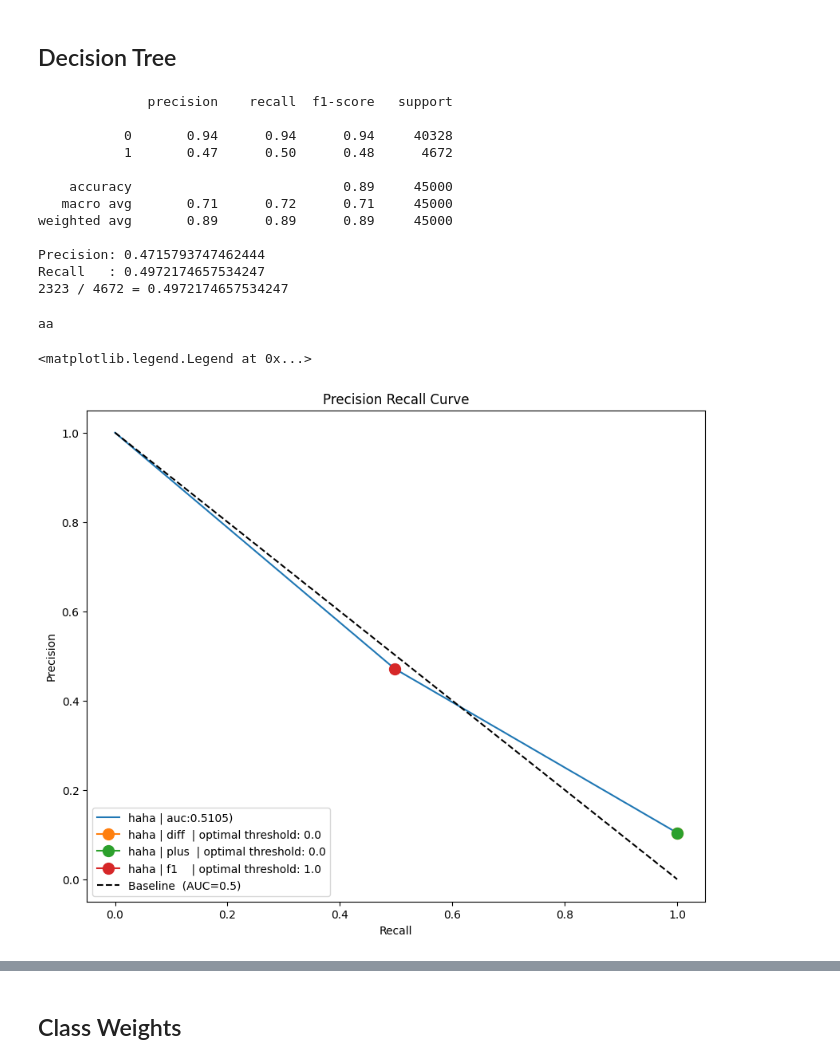
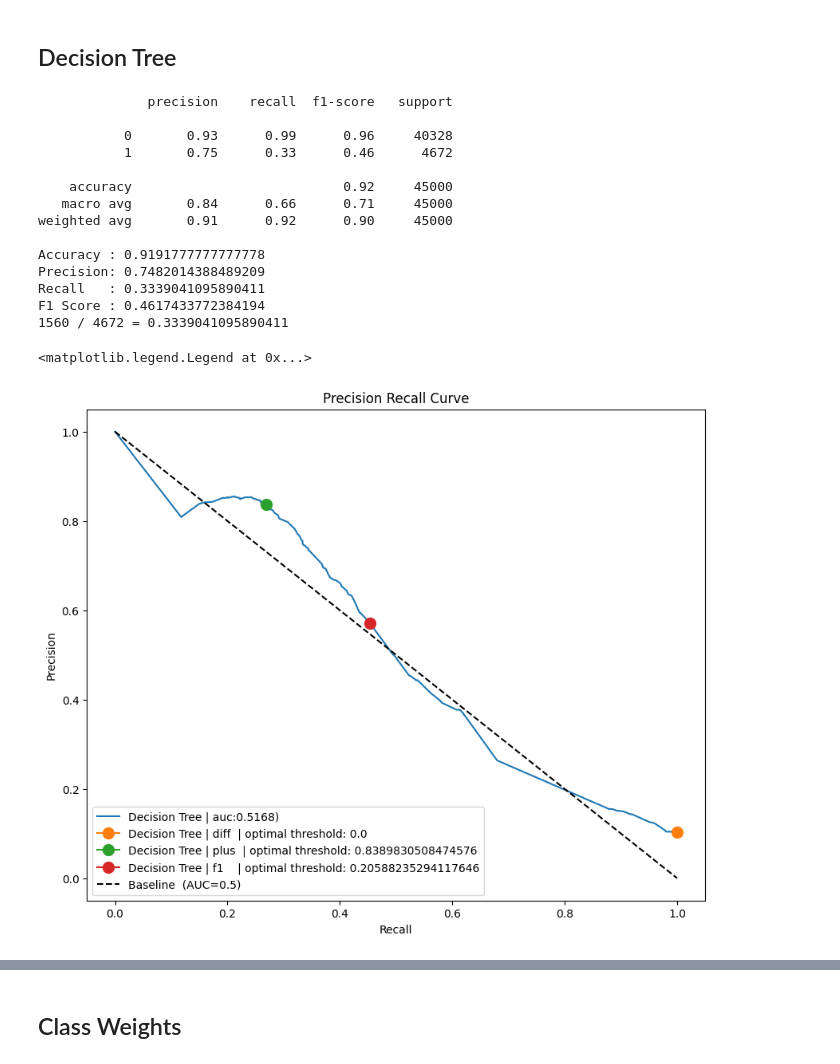
Before and after one commit to AndersonJo/machine-learning, a Jupyter notebook: 121 PrAUC Auto Optimization Model/imbalanced.ipynb, the cells around one changed output, grey strips where cells are left out. Drawn from its saved outputs; the diff is of its cells as text; code cells hidden in the pictures.

Commit message:
haha

```diff
--- a/121 PrAUC Auto Optimization Model/imbalanced.ipynb
+++ b/121 PrAUC Auto Optimization Model/imbalanced.ipynb
@@ -56,9 +67,9 @@ y_test: [40328, 4672]
 ## Logistic Regression
 # %%
 from sklearn.linear_model import LogisticRegression
-from sklearn.metrics import classification_report, precision_score, recall_score
+from sklearn.metrics import accuracy_score, classification_report, f1_score, precision_score, recall_score
 
-weight = y_test.sum() / len(y_test)
+weight = (y_test == 1).sum() / len(y_test)
 model = LogisticRegression(class_weight=(weight, 1 - weight))
 model.fit(x_train, y_train)
 
@@ -67,8 +78,10 @@ print(classification_report(y_test, y_pred))
 
 y_true_count = ((y_test == y_pred) & (y_pred != 0)).sum()
 
+print("Accuracy :", accuracy_score(y_test, y_pred))
 print("Precision:", precision_score(y_test, y_pred))
 print("Recall   :", recall_score(y_test, y_pred))
+print("F1 Score :", f1_score(y_test, y_pred))
 print(f"{y_true_count} / {sum(y_test)} = {y_true_count / sum(y_test)}")
 # %% [output]
               precision    recall  f1-score   support
@@ -112,28 +127,32 @@ def calculate_prauc(y_true, y_prob, plot, label, method=[]):
     plot.plot(recall, precision, label=f"{label} | auc:{auc_:.4f})")
 
     # Optimize the thesholds
+    best_threshold = None
     if "diff" in method:
-        print("aa")
         max_idx = np.argmax(recall - precision)
         max_threshold = thresholds[max_idx]
         point_optimal_threshold("diff")
+        best_threshold = max_threshold
 
     if "plus" in method:
         max_idx = np.argmax(recall + precision)
         max_threshold = thresholds[max_idx]
         point_optimal_threshold("plus")
+        best_threshold = max_threshold
 
     if "f1" in method:
         fscores = 2 * (precision * recall) / (precision + recall)
         max_idx = np.argmax(fscores)
         max_threshold = thresholds[max_idx]
         point_optimal_threshold("f1")
+        best_threshold = max_threshold
+    return best_threshold
 
 
 y_prob = model.predict_proba(x_test)[:, 1]
 
 fig, plot = plt.subplots(1, figsize=(10, 8))
-calculate_prauc(y_test, y_prob, plot, "haha", ("diff", "plus", "f1"))
+calculate_prauc(y_test, y_prob, plot, "Logistic Regression", ("diff", "plus", "f1"))
 
 plot.plot([0, 1], [1, 0], "k--", label=f"Baseline  (AUC=0.5)")
 plot.set_xlabel("Recall")
@@ -149,7 +167,8 @@ aa
 # %%
 from sklearn.tree import DecisionTreeClassifier
 
-model = DecisionTreeClassifier()
+class_weight = {0:sum(train_labels == 1) / len(train_labels), 1:sum(train_labels == 0) / len(train_labels)}
+model = DecisionTreeClassifier(max_depth=10)
 model.fit(x_train, y_train)
 
 y_pred = model.predict(x_test)
@@ -157,34 +176,37 @@ print(classification_report(y_test, y_pred))
 
 y_true_count = ((y_test == y_pred) & (y_pred != 0)).sum()
 
+print("Accuracy :", accuracy_score(y_test, y_pred))
 print("Precision:", precision_score(y_test, y_pred))
 print("Recall   :", recall_score(y_test, y_pred))
+print("F1 Score :", f1_score(y_test, y_pred))
 print(f"{y_true_count} / {sum(y_test)} = {y_true_count / sum(y_test)}")
 # %% [output]
               precision    recall  f1-score   support
 
-           0       0.94      0.94      0.94     40328
-           1       0.47      0.50      0.48      4672
+           0       0.93      0.99      0.96     40328
+           1       0.75      0.33      0.46      4672
 
-    accuracy                           0.89     45000
-   macro avg       0.71      0.72      0.71     45000
-weighted avg       0.89      0.89      0.89     45000
+    accuracy                           0.92     45000
+   macro avg       0.84      0.66      0.71     45000
+weighted avg       0.91      0.92      0.90     45000
 
-Precision: 0.4715793747462444
-Recall   : 0.4972174657534247
-2323 / 4672 = 0.4972174657534247
+Accuracy : 0.9191777777777778
+Precision: 0.7482014388489209
+Recall   : 0.3339041095890411
+F1 Score : 0.4617433772384194
+1560 / 4672 = 0.3339041095890411
 # %%
 y_prob = model.predict_proba(x_test)[:, 1]
 
 fig, plot = plt.subplots(1, figsize=(10, 8))
-calculate_prauc(y_test, y_prob, plot, "haha", ("diff", "plus", "f1"))
+calculate_prauc(y_test, y_prob, plot, "Decision Tree", ("diff", "plus", "f1"))
 
 plot.plot([0, 1], [1, 0], "k--", label=f"Baseline  (AUC=0.5)")
 plot.set_xlabel("Recall")
 plot.set_ylabel("Precision")
 plot.set_title(f"Precision Recall Curve")
 plot.legend(loc="lower left")
 # %% [output]
-aa
+<matplotlib.legend.Legend at 0x...>
-<matplotlib.legend.Legend at 0x...>
-[figure, old version]
+[figure, new version]
```
Also changed, not shown: parts of 12 cells of this notebook.
